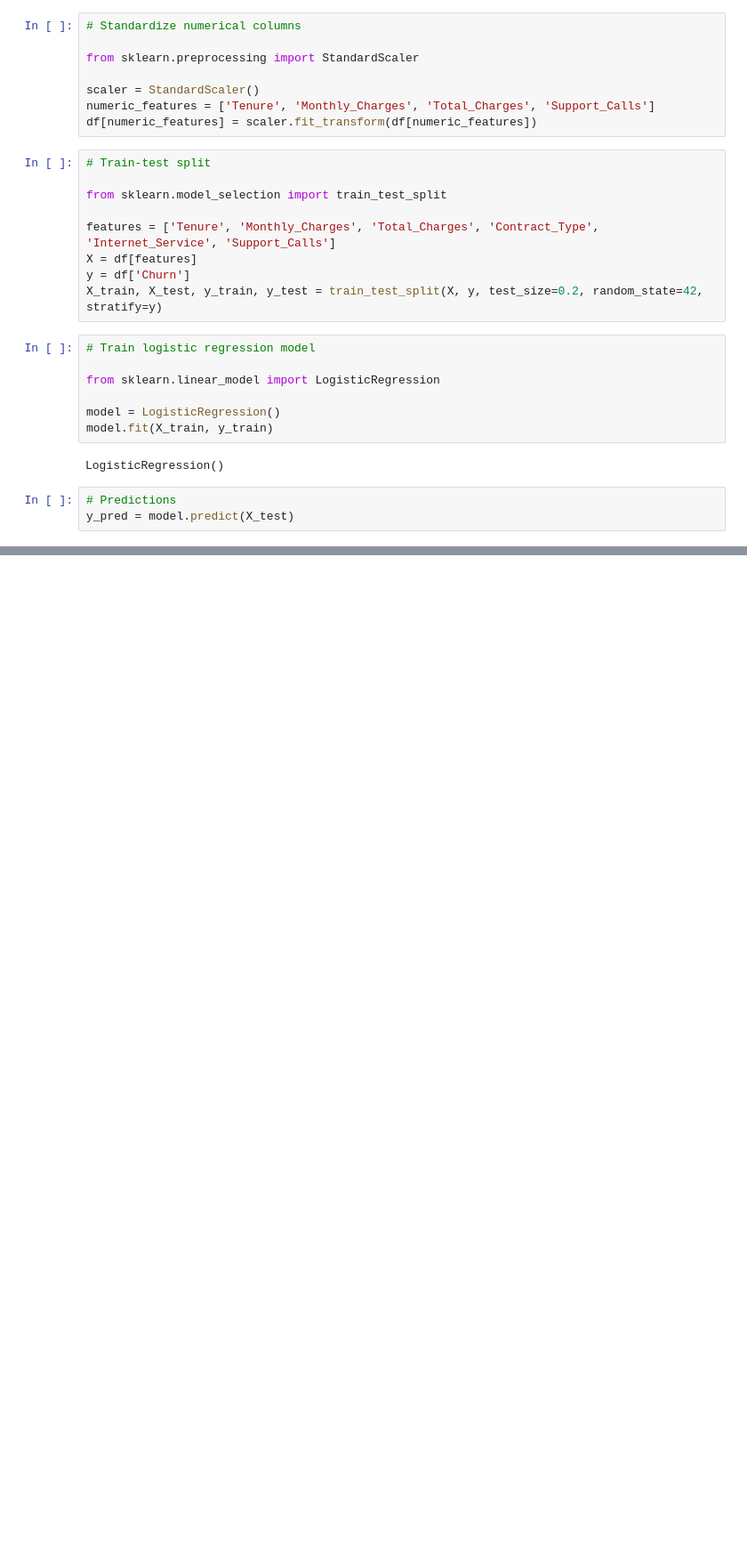
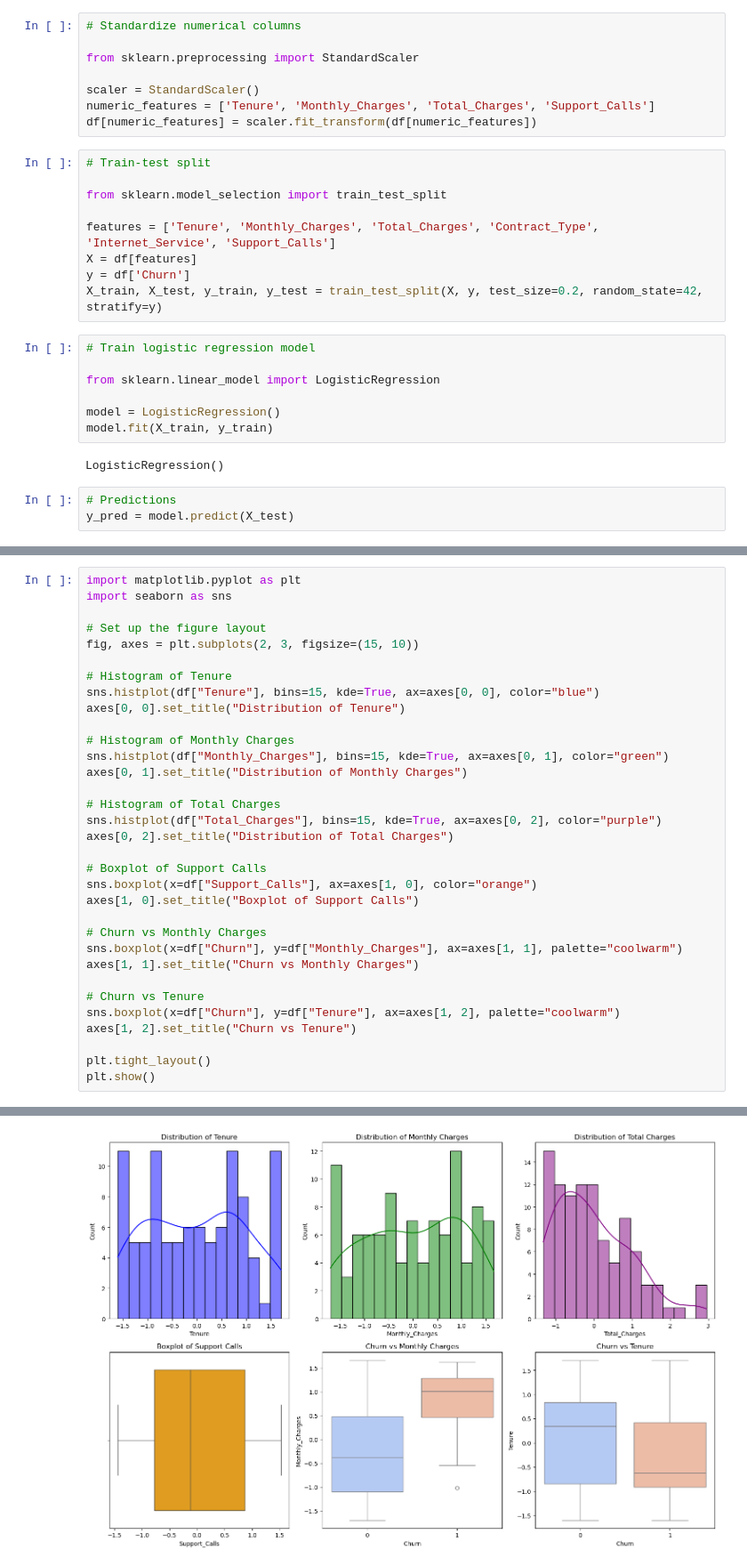
Before and after one commit to remaanne/DeVryWeek2Hmwk, a Jupyter notebook: Customers_Churn.ipynb, the cells around one changed output, grey strips where cells are left out. Shown at 89% size. Drawn from its saved outputs; the diff is of its cells as text; blank space fills up the shorter version.

```diff
--- a/Customers_Churn.ipynb
+++ b/Customers_Churn.ipynb
@@ -227,0 +228,34 @@ weighted avg       0.60      0.60      0.60        20
+# %%
+import matplotlib.pyplot as plt
+import seaborn as sns
+
+# Set up the figure layout
+fig, axes = plt.subplots(2, 3, figsize=(15, 10))
+
+# Histogram of Tenure
+sns.histplot(df["Tenure"], bins=15, kde=True, ax=axes[0, 0], color="blue")
+axes[0, 0].set_title("Distribution of Tenure")
+
+# Histogram of Monthly Charges
+sns.histplot(df["Monthly_Charges"], bins=15, kde=True, ax=axes[0, 1], color="green")
+axes[0, 1].set_title("Distribution of Monthly Charges")
+
+# Histogram of Total Charges
+sns.histplot(df["Total_Charges"], bins=15, kde=True, ax=axes[0, 2], color="purple")
+axes[0, 2].set_title("Distribution of Total Charges")
+
+# Boxplot of Support Calls
+sns.boxplot(x=df["Support_Calls"], ax=axes[1, 0], color="orange")
+axes[1, 0].set_title("Boxplot of Support Calls")
+
+# Churn vs Monthly Charges
+sns.boxplot(x=df["Churn"], y=df["Monthly_Charges"], ax=axes[1, 1], palette="coolwarm")
+axes[1, 1].set_title("Churn vs Monthly Charges")
+
+# Churn vs Tenure
+sns.boxplot(x=df["Churn"], y=df["Tenure"], ax=axes[1, 2], palette="coolwarm")
+axes[1, 2].set_title("Churn vs Tenure")
+
+plt.tight_layout()
+plt.show()
+# %% [output]
@@ -227,0 +269 @@ weighted avg       0.60      0.60      0.60        20
+[figure, added]
```
Also changed, not shown: parts of 2 cells of this notebook.
